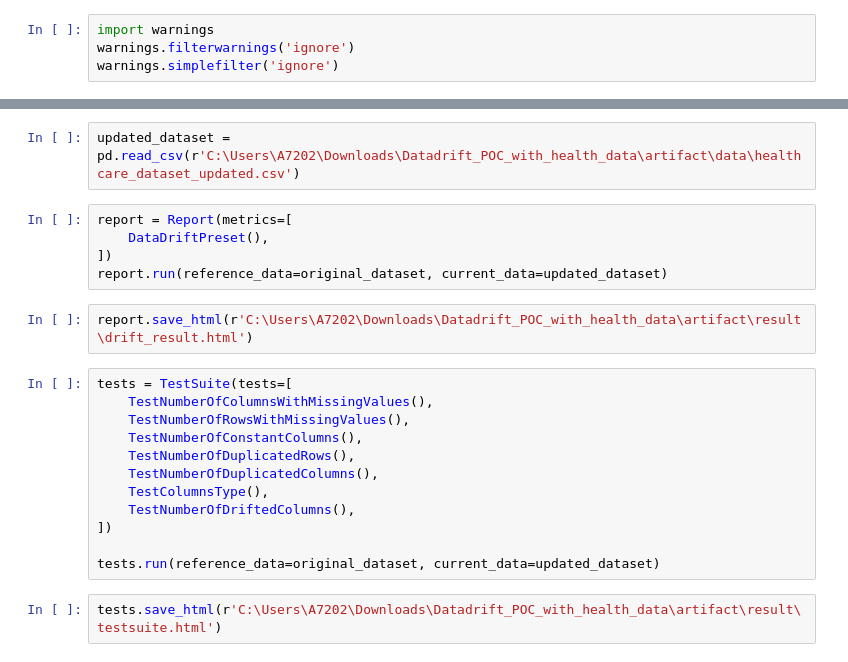
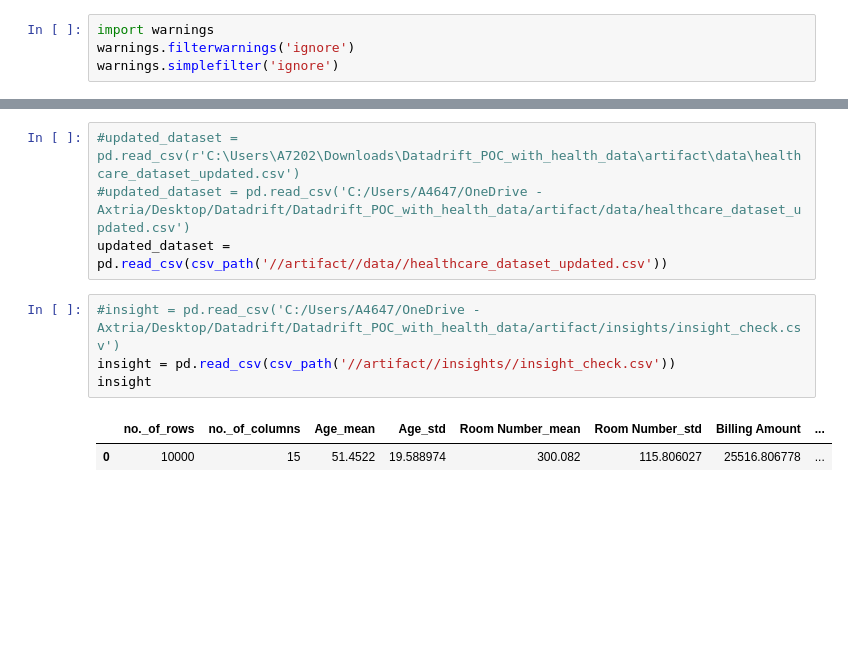
Before and after one commit to saravanans200/Datadrift_POC_with_health_data, a Jupyter notebook: src/drift_detection.ipynb, the cells around one changed output, grey strips where cells are left out. Drawn from its saved outputs; the diff is of its cells as text; blank space fills up the shorter version.

```diff
--- a/src/drift_detection.ipynb
+++ b/src/drift_detection.ipynb
@@ -24,23 +51,11 @@ original_dataset = pd.read_csv(r'C:\Users\A7202\Downloads\Datadrift_POC_with_hea
 # %%
-updated_dataset = pd.read_csv(r'C:\Users\A7202\Downloads\Datadrift_POC_with_health_data\artifact\data\healthcare_dataset_updated.csv')
+#updated_dataset = pd.read_csv(r'C:\Users\A7202\Downloads\Datadrift_POC_with_health_data\artifact\data\healthcare_dataset_updated.csv')
+#updated_dataset = pd.read_csv('C:/Users/A4647/OneDrive - Axtria/Desktop/Datadrift/Datadrift_POC_with_health_data/artifact/data/healthcare_dataset_updated.csv')
+updated_dataset = pd.read_csv(csv_path('//artifact//data//healthcare_dataset_updated.csv'))
-# %%
-report = Report(metrics=[
-    DataDriftPreset(),
-])
-report.run(reference_data=original_dataset, current_data=updated_dataset)
-# %%
-report.save_html(r'C:\Users\A7202\Downloads\Datadrift_POC_with_health_data\artifact\result\drift_result.html')
-# %%
-tests = TestSuite(tests=[
-    TestNumberOfColumnsWithMissingValues(),
-    TestNumberOfRowsWithMissingValues(),
-    TestNumberOfConstantColumns(),
-    TestNumberOfDuplicatedRows(),
-    TestNumberOfDuplicatedColumns(),
-    TestColumnsType(),
-    TestNumberOfDriftedColumns(),
-])
-
-tests.run(reference_data=original_dataset, current_data=updated_dataset)
-# %%
-tests.save_html(r'C:\Users\A7202\Downloads\Datadrift_POC_with_health_data\artifact\result\testsuite.html')
+# %%
+#insight = pd.read_csv('C:/Users/A4647/OneDrive - Axtria/Desktop/Datadrift/Datadrift_POC_with_health_data/artifact/insights/insight_check.csv')
+insight = pd.read_csv(csv_path('//artifact//insights//insight_check.csv'))
+insight
+# %% [output]
+|  | no._of_rows | no._of_columns | Age_mean | Age_std | Room Number_mean | Room Number_std | Billing Amount | ... |
+| 0 | 10000 | 15 | 51.4522 | 19.588974 | 300.082 | 115.806027 | 25516.806778 | ... |
```
Also changed, not shown: parts of 5 cells of this notebook, 8 other files.
